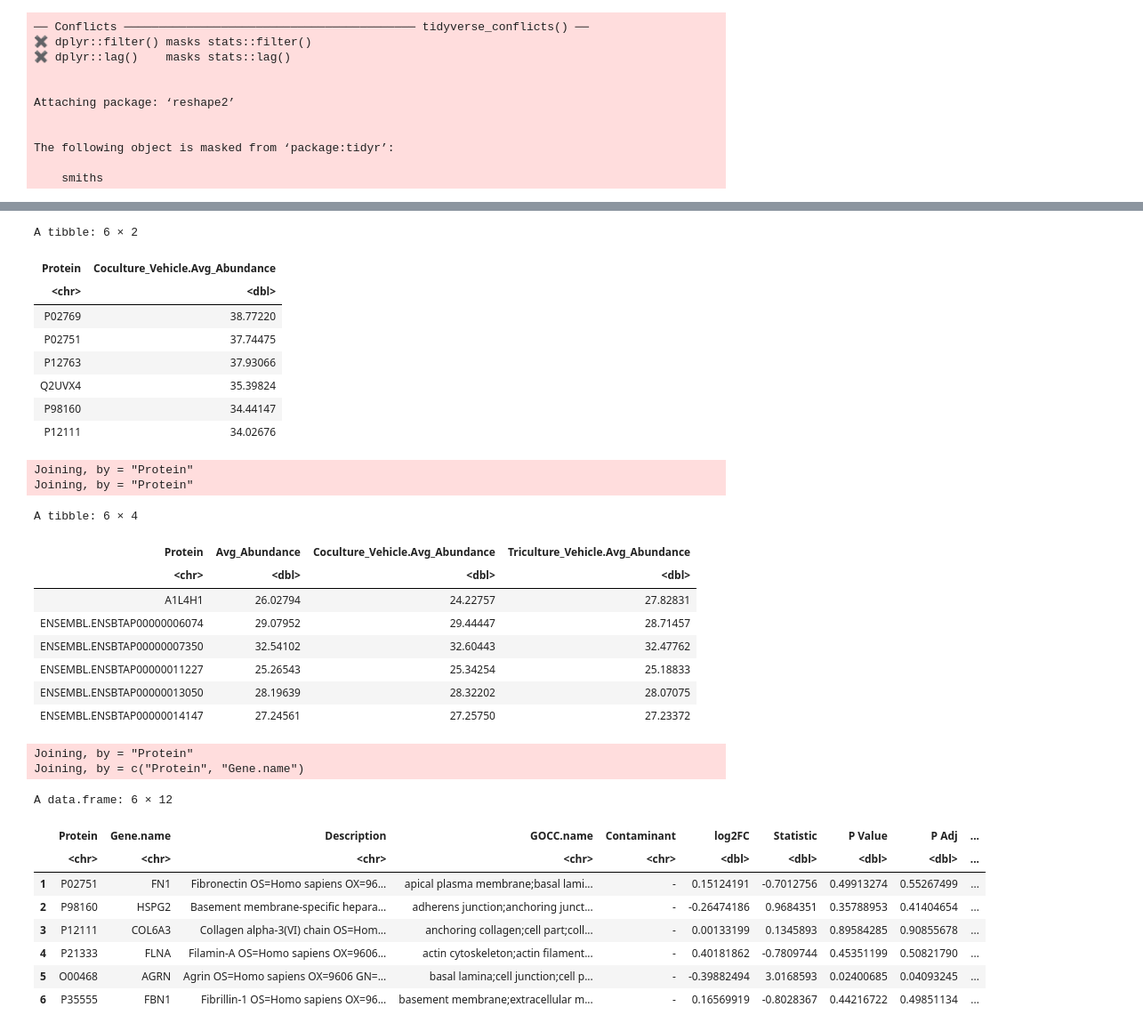
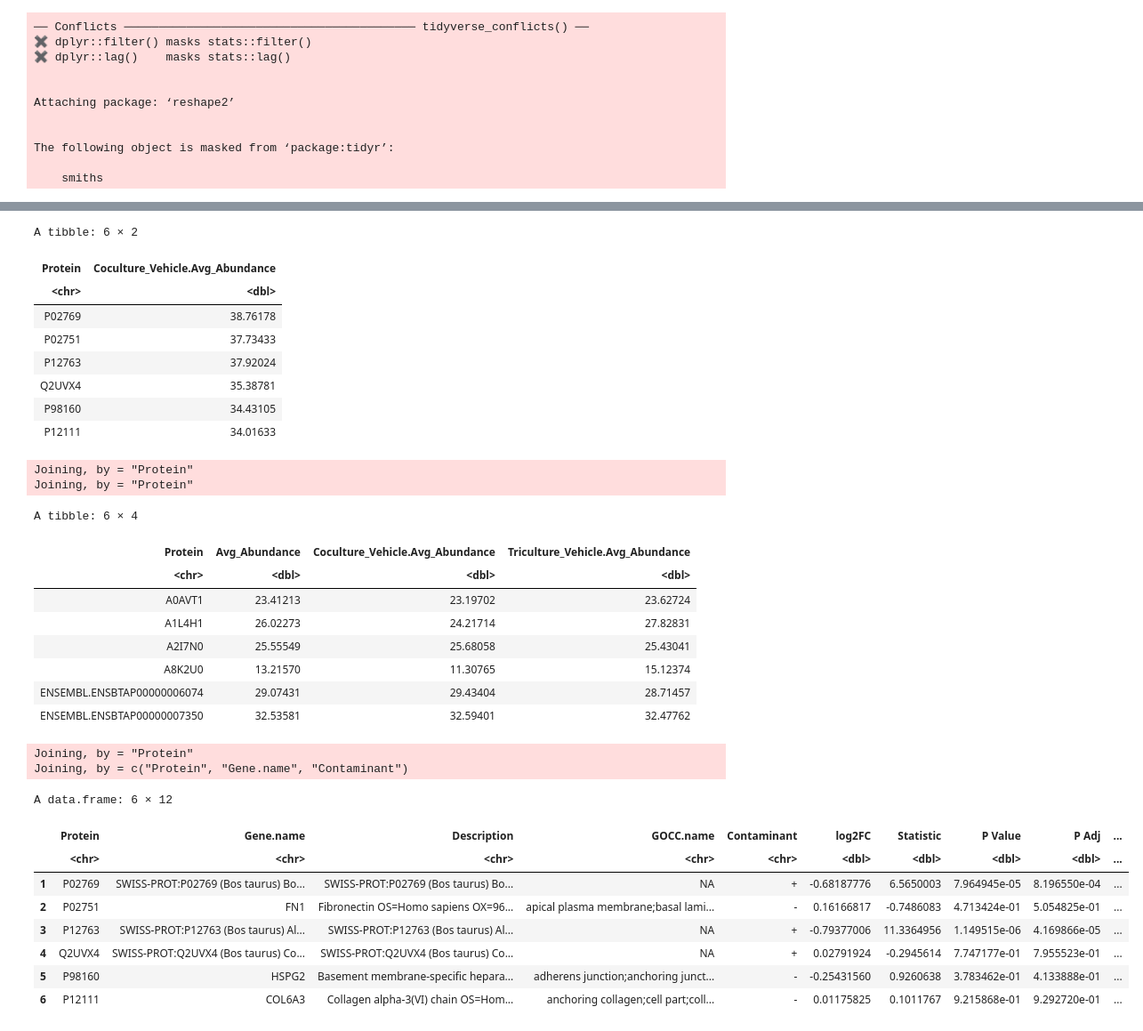
Before and after one commit to UNC-CEMALB/Characterizing-the-Extracellular-Vesicle-Proteomic-Landscape-of-the-Human-Airway-using-In-vitro-Orga, a Jupyter notebook: 2. Group Distribution Analysis/Group Distribution Analysis.ipynb, the cells around one changed output, grey strips where cells are left out. Shown at 89% size. Drawn from its saved outputs; the diff is of its cells as text; code cells hidden in the pictures.

```diff
--- a/2. Group Distribution Analysis/Group Distribution Analysis.ipynb
+++ b/2. Group Distribution Analysis/Group Distribution Analysis.ipynb
@@ -1,6 +1,6 @@
 # %%
 Output = ('/Users/alexis/Library/CloudStorage/OneDrive-UniversityofNorthCarolinaatChapelHill/CEMALB_DataAnalysisPM/Projects/P1008. InVitroWildfire EVProteomics V2/P1008.3. Analyses/P1008.3.2. Group Distribution Analysis/Output')
-cur_date = "071822"
+cur_date = "072622"
 
 library(readxl)
 library(tidyverse)
@@ -8,7 +8,7 @@ library(reshape2)
 
 
 #reading in file
-proteomics_df = data.frame(read_excel("Input/071522_Imputed_Proteomics_Data.xlsx"))
+proteomics_df = data.frame(read_excel("Input/072622_Imputed_Proteomics_Data.xlsx"))
 protein_info_df = data.frame(read_excel("Input/List of Proteins Detected_041922.xlsx")) %>%
     rename(Protein = Accession)
 # %% [output]
@@ -145,11 +145,11 @@ t_test_df = t_test_values(set1_proteomics_df, set2_proteomics_df)
 # %%
 # adding in gene names and filtering contaminants
 final_t_test_df = left_join(t_test_df, protein_info_df %>%
-                                select(c("Protein", "Gene.name", "Contaminant"))) %>%
-    # this contaminant filter takes the number of proteins from 929 to 822
-     filter(Contaminant == "-") %>%
-     select(-Contaminant)
-final_t_test_df = final_t_test_df[, c(1,6,2,3,4,5)]
+                                select(c("Protein", "Gene.name", "Contaminant"))) #%>%
+    # this contaminant filter takes the number of proteins from 1451 to 1336
+#      filter(Contaminant == "-") %>%
+#      select(-Contaminant)
+final_t_test_df = final_t_test_df[, c(1,6,7,2,3,4,5)]
 head(final_t_test_df)
 # %% [output]
 Joining, by = "Protein"
@@ -218,12 +218,12 @@ head(coculture_vehicle_avg_abundance)
 A tibble: 6 × 2
 | Protein | Coculture_Vehicle.Avg_Abundance |
 | <chr> | <dbl> |
-| P02769 | 38.77220 |
-| P02751 | 37.74475 |
-| P12763 | 37.93066 |
-| Q2UVX4 | 35.39824 |
-| P98160 | 34.44147 |
-| P12111 | 34.02676 |
+| P02769 | 38.76178 |
+| P02751 | 37.73433 |
+| P12763 | 37.92024 |
+| Q2UVX4 | 35.38781 |
+| P98160 | 34.43105 |
+| P12111 | 34.01633 |
 # %%
 # combining into 1 abundance df
 stratified_abundance_df = inner_join(coculture_vehicle_avg_abundance, triculture_vehicle_avg_abundance) %>% unique()
@@ -236,32 +236,32 @@ Joining, by = "Protein"
 A tibble: 6 × 4
 | Protein | Avg_Abundance | Coculture_Vehicle.Avg_Abundance | Triculture_Vehicle.Avg_Abundance |
 | <chr> | <dbl> | <dbl> | <dbl> |
-| A1L4H1 | 26.02794 | 24.22757 | 27.82831 |
-| ENSEMBL.ENSBTAP00000006074 | 29.07952 | 29.44447 | 28.71457 |
-| ENSEMBL.ENSBTAP00000007350 | 32.54102 | 32.60443 | 32.47762 |
-| ENSEMBL.ENSBTAP00000011227 | 25.26543 | 25.34254 | 25.18833 |
-| ENSEMBL.ENSBTAP00000013050 | 28.19639 | 28.32202 | 28.07075 |
-| ENSEMBL.ENSBTAP00000014147 | 27.24561 | 27.25750 | 27.23372 |
+| A0AVT1 | 23.41213 | 23.19702 | 23.62724 |
+| A1L4H1 | 26.02273 | 24.21714 | 27.82831 |
+| A2I7N0 | 25.55549 | 25.68058 | 25.43041 |
+| A8K2U0 | 13.21570 | 11.30765 | 15.12374 |
+| ENSEMBL.ENSBTAP00000006074 | 29.07431 | 29.43404 | 28.71457 |
+| ENSEMBL.ENSBTAP00000007350 | 32.53581 | 32.59401 | 32.47762 |
 # %%
 # combining the abundances with the t test data and adding back in some protein info
 t_test_abundance_df = left_join(inner_join(final_t_test_df, abundance_df),
                                  protein_info_df)
 # rearranging cols
-t_test_abundance_df = t_test_abundance_df[,c(1,2,10:12,3:9)]
+t_test_abundance_df = t_test_abundance_df[,c(1,2,11,12,3:10)]
 
 head(t_test_abundance_df)
 # %% [output]
 Joining, by = "Protein"
-Joining, by = c("Protein", "Gene.name")
+Joining, by = c("Protein", "Gene.name", "Contaminant")
 A data.frame: 6 × 12
 |  | Protein | Gene.name | Description | GOCC.name | Contaminant | log2FC | Statistic | P Value | P Adj | ... |
 |  | <chr> | <chr> | <chr> | <chr> | <chr> | <dbl> | <dbl> | <dbl> | <dbl> | ... |
-| 1 | P02751 | FN1 | Fibronectin OS=Homo sapiens OX=96... | apical plasma membrane;basal lami... | - | 0.15124191 | -0.7012756 | 0.49913274 | 0.55267499 | ... |
-| 2 | P98160 | HSPG2 | Basement membrane-specific hepara... | adherens junction;anchoring junct... | - | -0.26474186 | 0.9684351 | 0.35788953 | 0.41404654 | ... |
-| 3 | P12111 | COL6A3 | Collagen alpha-3(VI) chain OS=Hom... | anchoring collagen;cell part;coll... | - | 0.00133199 | 0.1345893 | 0.89584285 | 0.90855678 | ... |
-| 4 | P21333 | FLNA | Filamin-A OS=Homo sapiens OX=9606... | actin cytoskeleton;actin filament... | - | 0.40181862 | -0.7809744 | 0.45351199 | 0.50821790 | ... |
-| 5 | O00468 | AGRN | Agrin OS=Homo sapiens OX=9606 GN=... | basal lamina;cell junction;cell p... | - | -0.39882494 | 3.0168593 | 0.02400685 | 0.04093245 | ... |
-| 6 | P35555 | FBN1 | Fibrillin-1 OS=Homo sapiens OX=96... | basement membrane;extracellular m... | - | 0.16569919 | -0.8028367 | 0.44216722 | 0.49851134 | ... |
+| 1 | P02769 | SWISS-PROT:P02769 (Bos taurus) Bo... | SWISS-PROT:P02769 (Bos taurus) Bo... | NA | + | -0.68187776 | 6.5650003 | 7.964945e-05 | 8.196550e-04 | ... |
+| 2 | P02751 | FN1 | Fibronectin OS=Homo sapiens OX=96... | apical plasma membrane;basal lami... | - | 0.16166817 | -0.7486083 | 4.713424e-01 | 5.054825e-01 | ... |
+| 3 | P12763 | SWISS-PROT:P12763 (Bos taurus) Al... | SWISS-PROT:P12763 (Bos taurus) Al... | NA | + | -0.79377006 | 11.3364956 | 1.149515e-06 | 4.169866e-05 | ... |
+| 4 | Q2UVX4 | SWISS-PROT:Q2UVX4 (Bos taurus) Co... | SWISS-PROT:Q2UVX4 (Bos taurus) Co... | NA | + | 0.02791924 | -0.2945614 | 7.747177e-01 | 7.955523e-01 | ... |
+| 5 | P98160 | HSPG2 | Basement membrane-specific hepara... | adherens junction;anchoring junct... | - | -0.25431560 | 0.9260638 | 3.783462e-01 | 4.133888e-01 | ... |
+| 6 | P12111 | COL6A3 | Collagen alpha-3(VI) chain OS=Hom... | anchoring collagen;cell part;coll... | - | 0.01175825 | 0.1011767 | 9.215868e-01 | 9.292720e-01 | ... |
 # %%
 # exporting t test results and avg abundances for manuscript
 write.csv(t_test_abundance_df, paste0(Output,"/", cur_date, "_t_test_abundance_data.csv"), row.names = FALSE)
```
Also changed, not shown: parts of 7 cells of this notebook.
